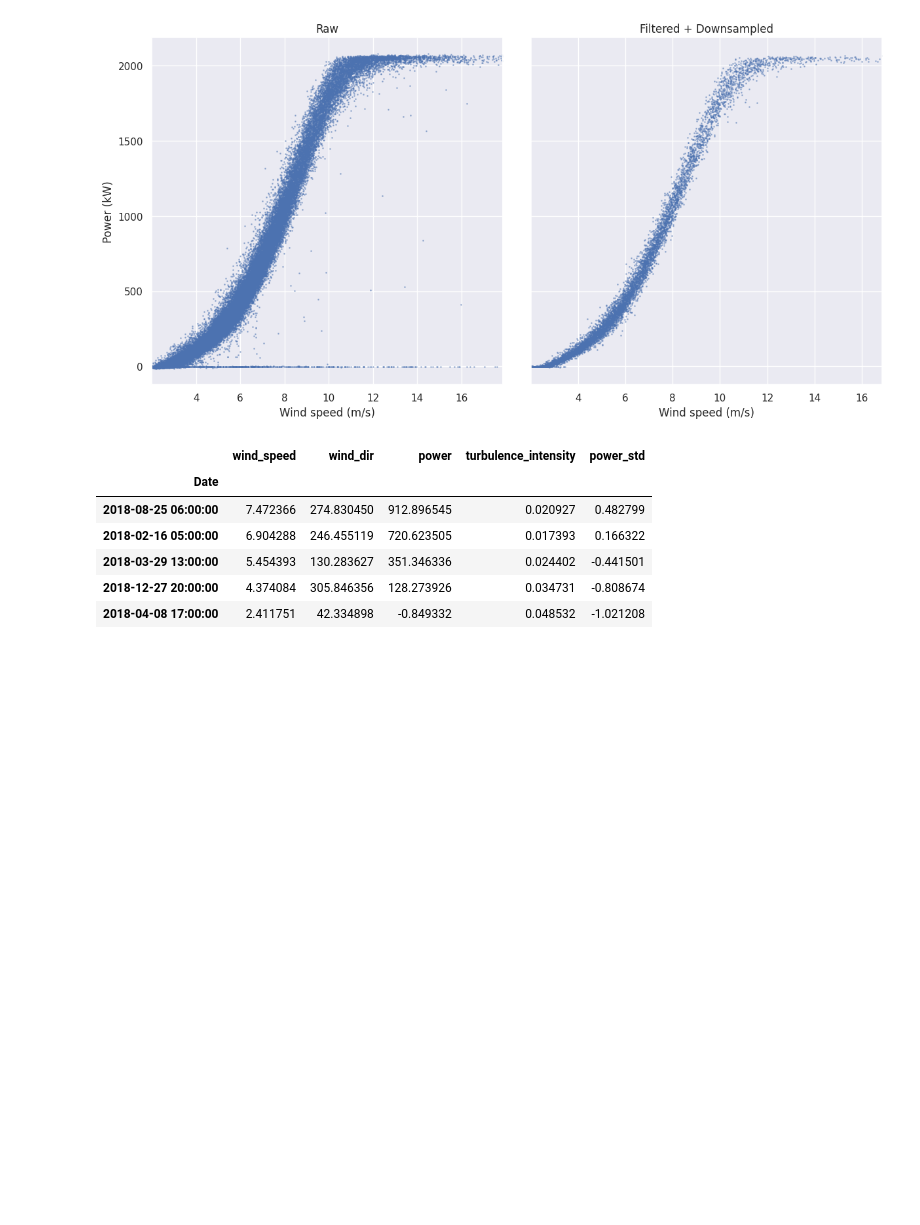
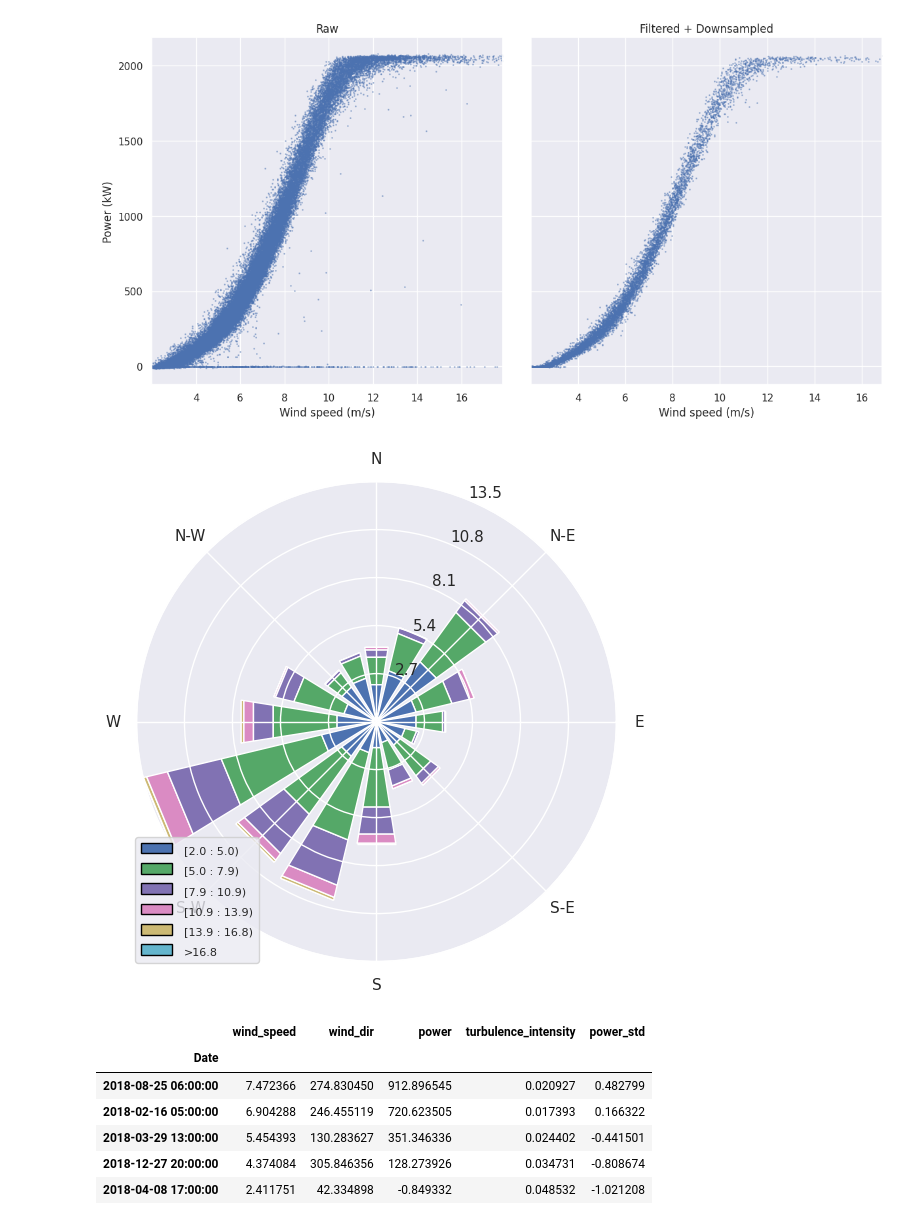
Before and after one commit to camirmas/REStats, a Jupyter notebook: REStats/notebooks/power_curve.ipynb, the cells around one changed output. Cells and saved outputs as stored; diff of their text form; code cells hidden in the pictures; blank space fills up the shorter version.

```diff
--- a/REStats/notebooks/power_curve.ipynb
+++ b/REStats/notebooks/power_curve.ipynb
@@ -51,6 +52,13 @@ axes[1].scatter(wt_input.wind_speed, wt_input.power, s=1, alpha=0.4)
 figs["filtered_pc"] = filtered_pc
 # %% [output]
 [figure]
+# %%
+cmap = ListedColormap(sns.color_palette())
+fig = plot_wind_rose(wt_input, cmap=cmap, figsize=(6, 6))
+
+figs["wind_rose"] = fig
+# %% [output]
+[figure, added]
 # %%
 kbd = KBinsDiscretizer(n_bins=20, encode="ordinal")
 bins = kbd.fit_transform(wt_input.wind_speed.to_numpy()[:, None])
```
Also changed, not shown: parts of 3 cells of this notebook, 2 other files.
